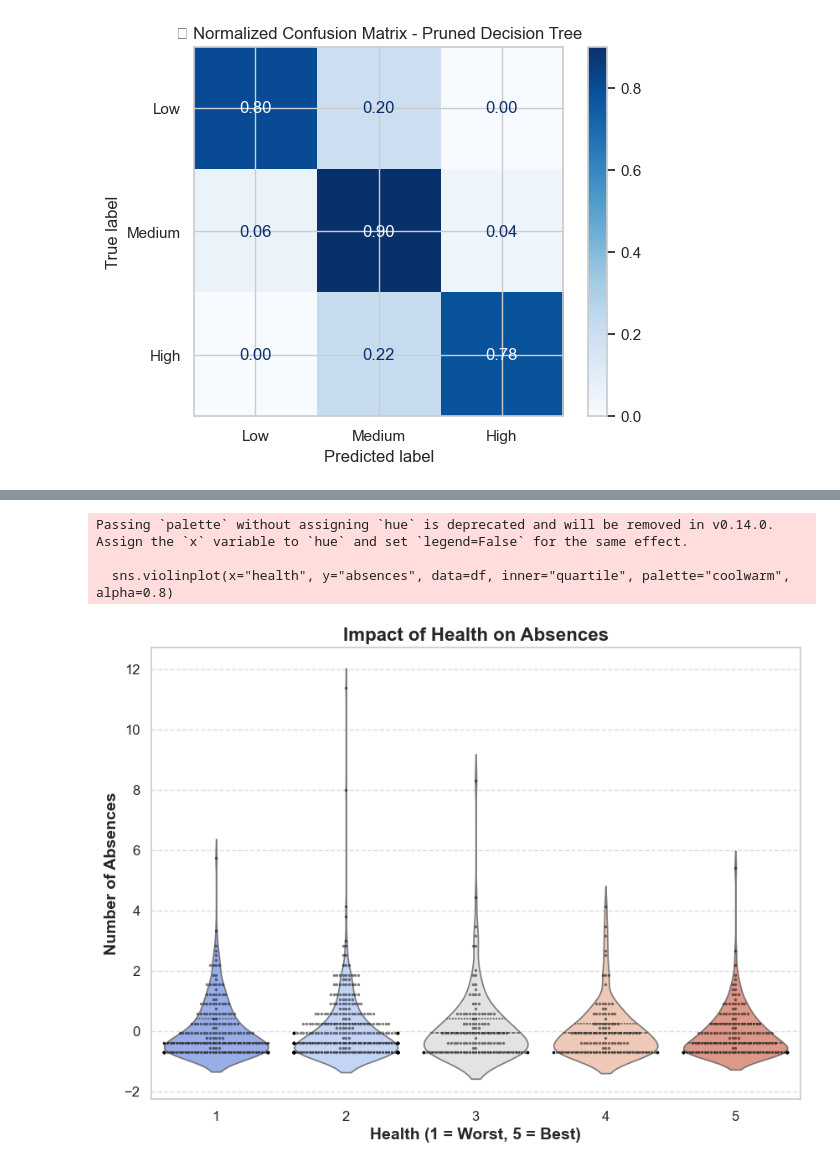
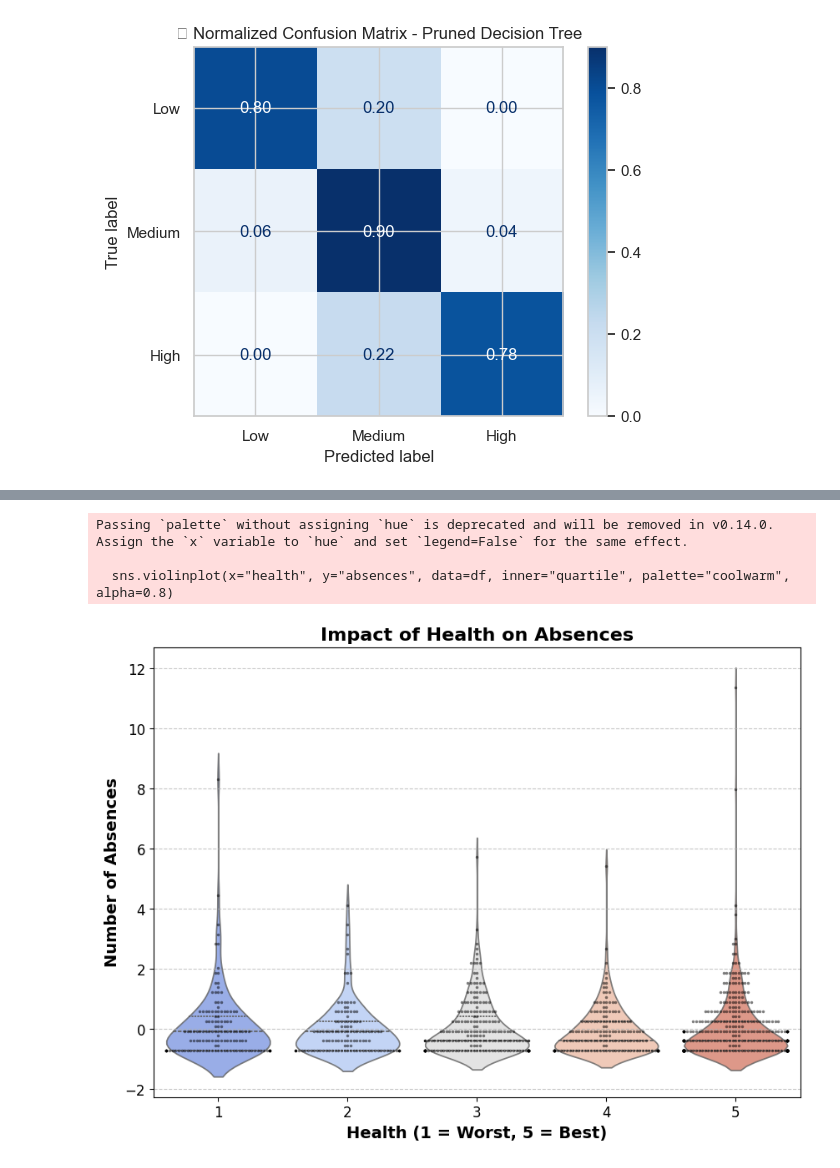
Before and after one commit to ethanshipman/Group-5-Project-4, a Jupyter notebook: Jupyter_Notebooks/NT_Notebook.ipynb, the cells around one changed output, grey strips where cells are left out. Saved outputs shown, nothing was run; the diff lists cells and outputs as text; code cells hidden in the pictures.

```diff
--- a/Jupyter_Notebooks/NT_Notebook.ipynb
+++ b/Jupyter_Notebooks/NT_Notebook.ipynb
@@ -383,36 +384,36 @@ import seaborn as sns
 import numpy as np
 
 # Convert 'health' to categorical to ensure correct ordering
-df["health"] = df["health"].astype(str)
+#df["health"] = df["health"].astype(str)
 
 # Create figure with improved layout
 plt.figure(figsize=(10, 7))
 
 # Violin plot with correct formatting
 sns.violinplot(x="health", y="absences", data=df, inner="quartile", palette="coolwarm", alpha=0.8)
 
 # Swarmplot with reduced marker size to prevent overcrowding
 sns.swarmplot(
     x="health", y="absences", data=df, color="black", alpha=0.5,
     size=2.5  # Adjusted marker size to prevent warnings
 )
 
 # Ensure x-axis labels are formatted correctly
 plt.xticks(ticks=[0, 1, 2, 3, 4], labels=["1", "2", "3", "4", "5"], fontsize=12)
 plt.yticks(fontsize=12)
 
 # Formatting
 plt.xlabel("Health (1 = Worst, 5 = Best)", fontsize=14, fontweight="bold")
 plt.ylabel("Number of Absences", fontsize=14, fontweight="bold")
 plt.title("Impact of Health on Absences", fontsize=16, fontweight="bold")
 
 # Add grid for better readability
 plt.grid(axis='y', linestyle='--', alpha=0.7)
 
 # Show plot
 plt.show()
 # %% [output]
 Passing `palette` without assigning `hue` is deprecated and will be removed in v0.14.0. Assign the `x` variable to `hue` and set `legend=False` for the same effect.
 
   sns.violinplot(x="health", y="absences", data=df, inner="quartile", palette="coolwarm", alpha=0.8)
-[figure, old version]
+[figure, new version]
```
Also changed, not shown: parts of 4 cells of this notebook, 2 other files.
